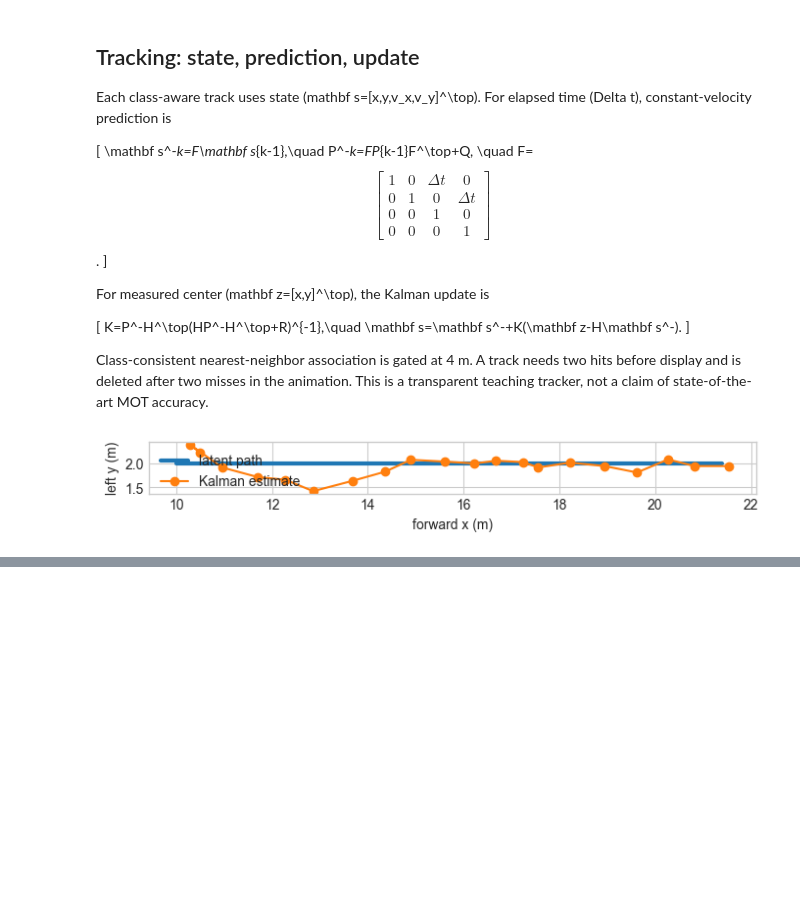
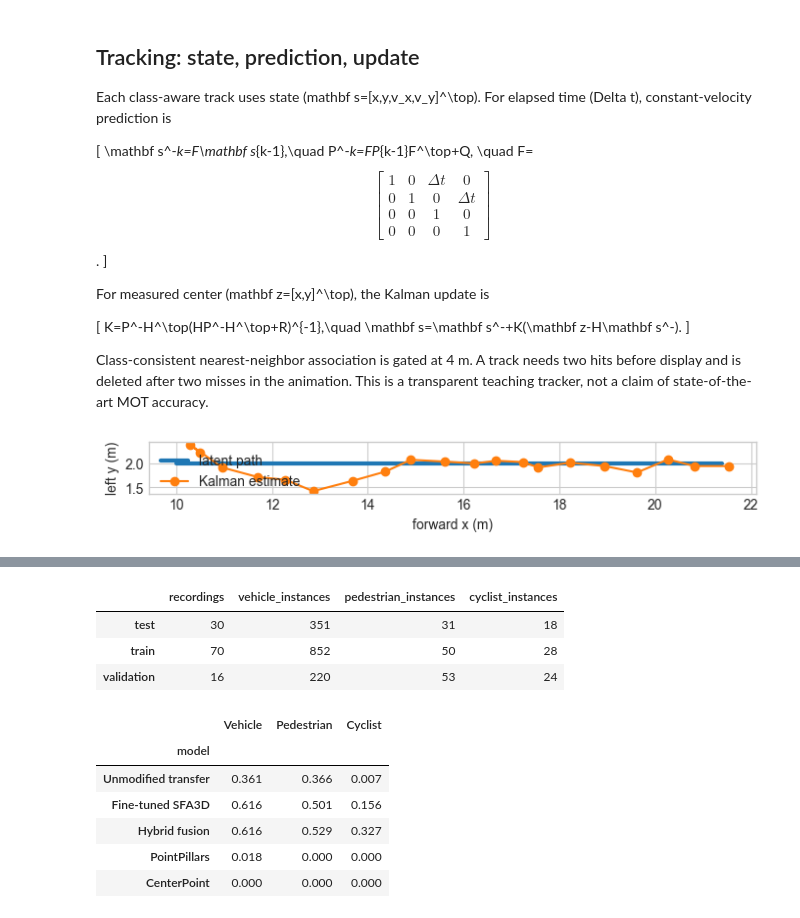
Before and after one commit to Nekros0day/zod-self-driving-lab, a Jupyter notebook: notebooks/05_lidar_bev_detection_and_tracking.ipynb, the cells around one changed output, grey strips where cells are left out. Drawn from its saved outputs; the diff is of its cells as text; code cells hidden in the pictures; blank space fills up the shorter version.

```diff
--- a/notebooks/05_lidar_bev_detection_and_tracking.ipynb
+++ b/notebooks/05_lidar_bev_detection_and_tracking.ipynb
@@ -223,7 +260,0 @@ frames, a deterministic rule fixed independently of outcomes.
-# %%
-bev_report=json.loads((ROOT/'reports/bev_detection_mini.json').read_text())
-evaluation=bev_report['evaluation']; rows=[]
-for name,metrics in [('All',evaluation['all']),*evaluation['by_class'].items()]:
-    rows.append([name,metrics['precision'],metrics['recall'],metrics['f1'],metrics['mean_matched_iou'],metrics['mean_center_error_m']])
-bev_table=pd.DataFrame(rows,columns=['class','precision','recall','F1','matched IoU','center error (m)'])
-bev_table.round(3)
@@ -255,0 +275,29 @@ fusion), not threshold tuning on these 12 evaluation frames.
+# %%
+bev_report=json.loads((ROOT/'reports/bev_v2_summary.json').read_text())
+roles=pd.DataFrame(bev_report['dataset']['roles']).T
+roles[['recordings','vehicle_instances','pedestrian_instances','cyclist_instances']]
+# %% [output]
+|  | recordings | vehicle_instances | pedestrian_instances | cyclist_instances |
+| test | 30 | 351 | 31 | 18 |
+| train | 70 | 852 | 50 | 28 |
+| validation | 16 | 220 | 53 | 24 |
+# %%
+names={'sfa3d_unmodified':'Unmodified transfer',
+       'sfa3d_single_sweep':'Fine-tuned SFA3D',
+       'hybrid_fusion':'Hybrid fusion',
+       'pointpillars_from_scratch':'PointPillars',
+       'centerpoint_from_scratch':'CenterPoint'}
+rows=[]
+for key,label in names.items():
+    values=bev_report['models'][key]
+    rows.append([label,*[values[c]['iou_0.30']['ap'] for c in ['Vehicle','Pedestrian','Cyclist']]])
+ap_table=pd.DataFrame(rows,columns=['model','Vehicle','Pedestrian','Cyclist']).set_index('model')
+ap_table.round(3)
+# %% [output]
+|  | Vehicle | Pedestrian | Cyclist |
+| model |  |  |  |
+| Unmodified transfer | 0.361 | 0.366 | 0.007 |
+| Fine-tuned SFA3D | 0.616 | 0.501 | 0.156 |
+| Hybrid fusion | 0.616 | 0.529 | 0.327 |
+| PointPillars | 0.018 | 0.000 | 0.000 |
+| CenterPoint | 0.000 | 0.000 | 0.000 |
```
Also changed, not shown: parts of 18 cells of this notebook, 46 other files.
